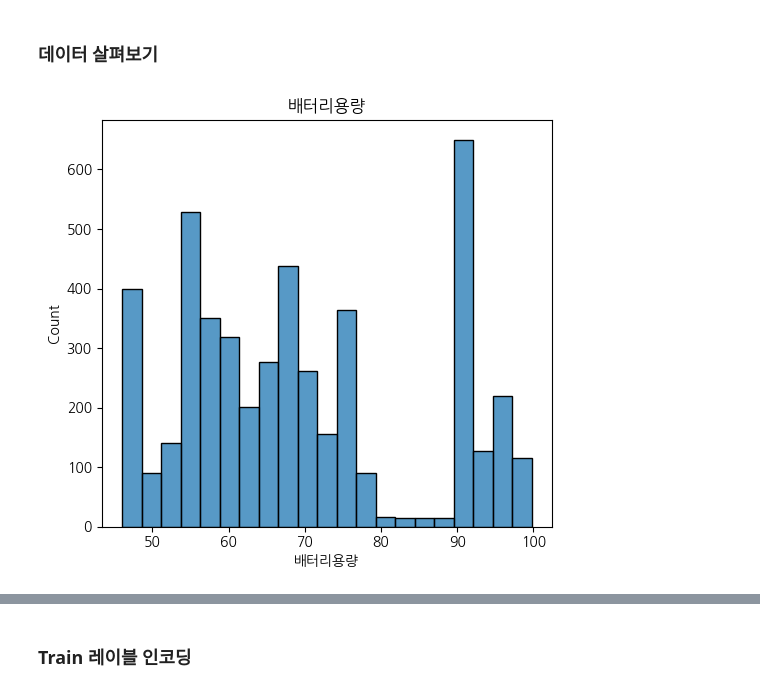
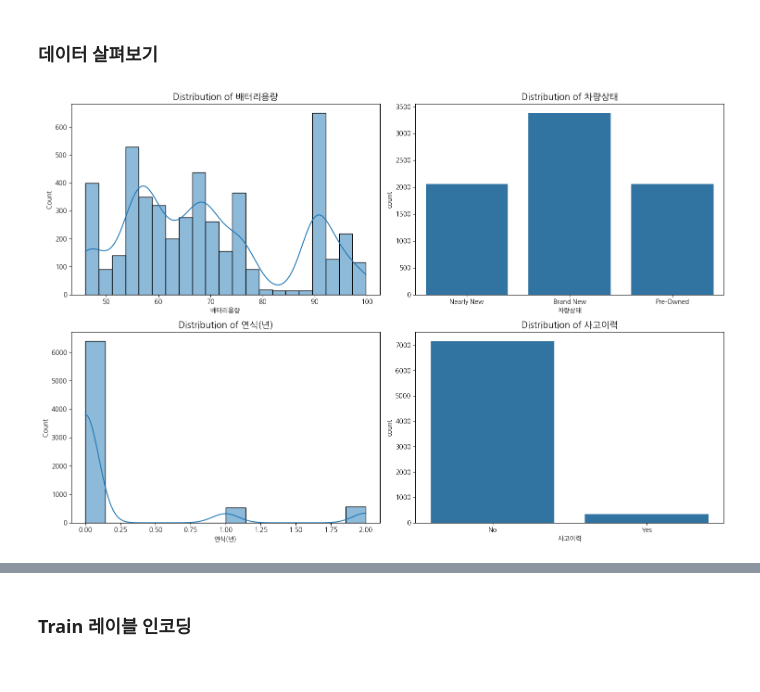
Before and after one commit to Lucypothesis/EV-price-prediction-hackathon, a Jupyter notebook: code/240125-pred16.ipynb, the cells around one changed output, grey strips where cells are left out. Drawn from its saved outputs; the diff is of its cells as text; code cells hidden in the pictures.

```diff
--- a/code/240125-pred16.ipynb
+++ b/code/240125-pred16.ipynb
@@ -51,35 +51,33 @@ train.head()
 # %% [markdown]
 ### 데이터 살펴보기
 # %%
-def plot_histogram(data, columns_to_plot, cols=2, figsize=(10, 3)):
-    # 해당 열이 데이터 내 존재하는 지 확인합니다.
-    valid_columns = [col for col in columns_to_plot if col in data.columns]
-    if not valid_columns:
-        raise ValueError("해당 열이 존재하지 않습니다.")
+import matplotlib.pyplot as plt
+import seaborn as sns
 
-    # 서브플롯을 생성하기 위해 행과 열의 수를 확인합니다.
-    num_vars = len(valid_columns)
-    rows = math.ceil(num_vars / cols)
+# 히스토그램을 여러 개 그리는 함수
+def plot_histograms(data, columns_to_plot, cols=2, figsize=(15, 10)):
+    rows = (len(columns_to_plot) + cols - 1) // cols  # 필요한 행 수 계산
+    fig, axes = plt.subplots(rows, cols, figsize=figsize)  # 서브플롯 생성
+    axes = axes.flatten()  # 2D 배열을 1D 배열로 변환
 
-    # 서브플롯을 생성합니다.
-    fig, axes = plt.subplots(rows, cols, figsize=figsize)
-    axes = axes.flatten()
+    for i, column in enumerate(columns_to_plot):
+        if data[column].dtype == 'object':  # 범주형 데이터
+            sns.countplot(data=data, x=column, ax=axes[i])
+        else:  # 연속형 데이터
+            sns.histplot(data[column], kde=True, ax=axes[i])
+        axes[i].set_title(f'Distribution of {column}', fontsize=14)
 
-    for i, col in enumerate(valid_columns):
-        sns.histplot(x=data[col], ax=axes[i])
-        axes[i].set_title(col)
-
-    # 빈 서브플롯을 삭제합니다.
+    # 남은 빈 플롯 제거
     for j in range(i + 1, len(axes)):
         fig.delaxes(axes[j])
 
     plt.tight_layout()
     plt.show()
 # %%
-# 그래프를 생성할 열을 담은 리스트 입니다.
-columns_to_plot = ['배터리용량']
+# 사용할 열 리스트
+columns_to_plot = ['배터리용량', '차량상태', '연식(년)', '사고이력']
 
-# 선언한 함수를 사용하여 그래프를 생성합니다.
-plot_histogram(data=train, columns_to_plot=columns_to_plot, cols=2, figsize=(10, 5))
+# 함수 실행: 한 행에 2개씩 그래프 생성
+plot_histograms(data=train, columns_to_plot=columns_to_plot, cols=2, figsize=(15, 10))
 # %% [output]
-[figure, old version]
+[figure, new version]
```
Also changed, not shown: parts of 21 cells of this notebook, 6 other files.
